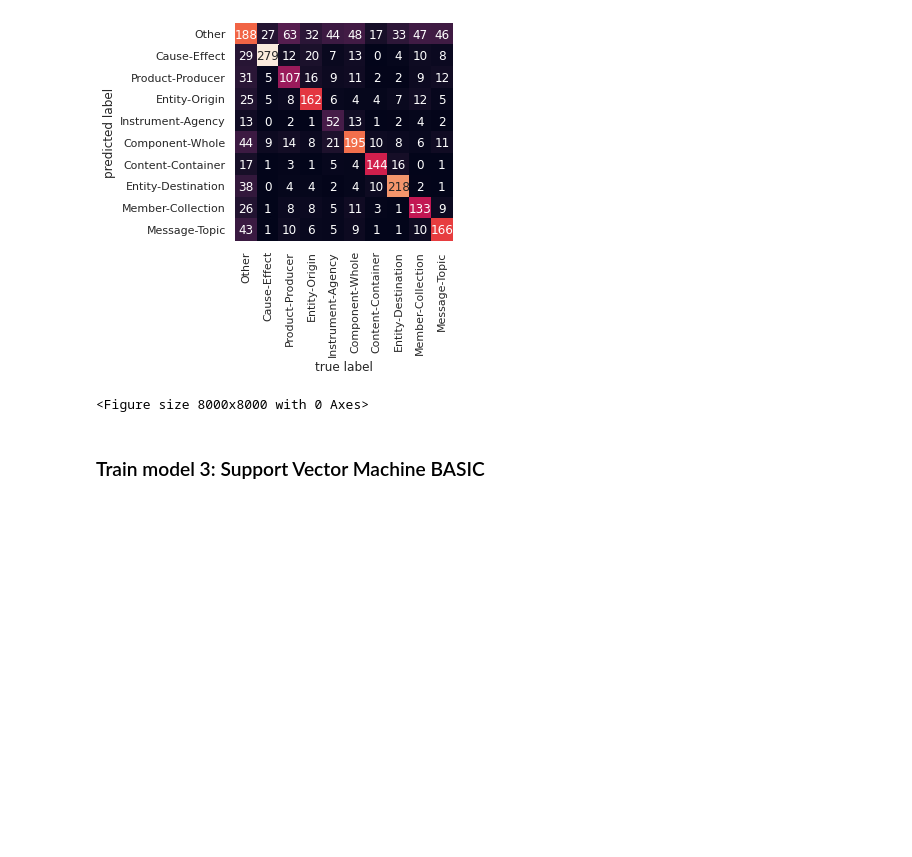
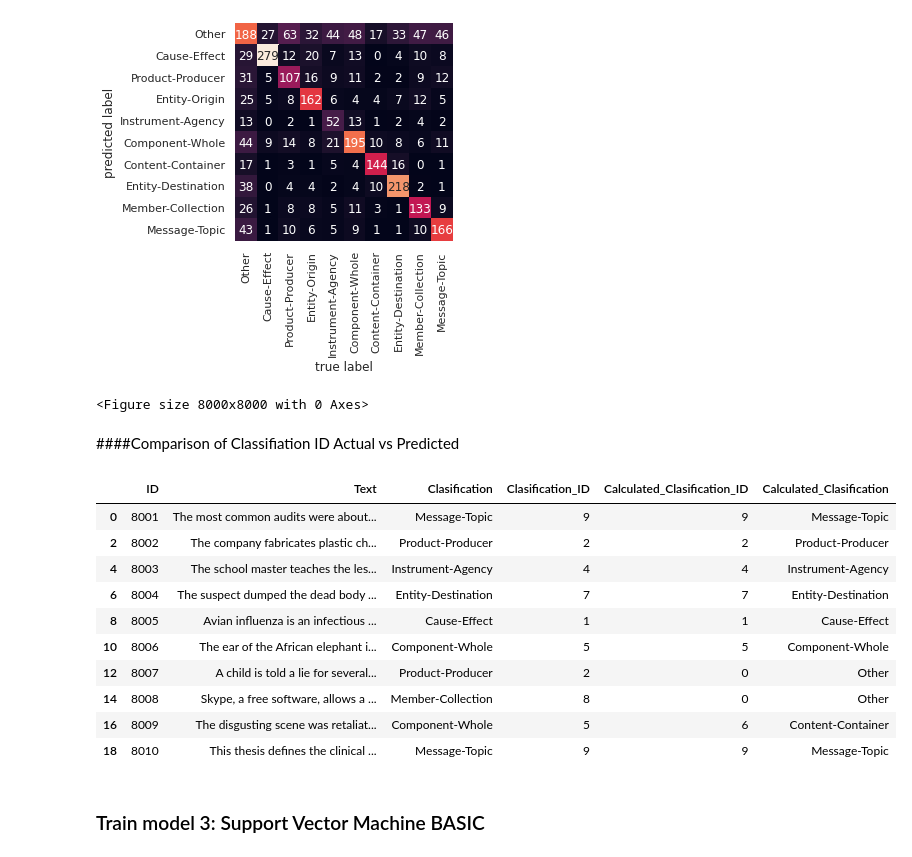
Before and after one commit to chenjinghao/Group-9C-Capstone, a Jupyter notebook: Sem-Eval 2010 Task8.ipynb, the cells around one changed output. Drawn from its saved outputs; the diff is of its cells as text; code cells hidden in the pictures; blank space fills up the shorter version.

```diff
--- a/Sem-Eval 2010 Task8.ipynb
+++ b/Sem-Eval 2010 Task8.ipynb
@@ -432,3 +515,5 @@ figure(figsize=(10, 10), dpi=800)
 <Figure size 8000x8000 with 0 Axes>
 [figure]
 <Figure size 8000x8000 with 0 Axes>
+# %% [markdown]
+####Comparison of Classifiation ID Actual vs Predicted
@@ -435,3 +524,21 @@ figure(figsize=(10, 10), dpi=800)
+# %%
+df_test['Calculated_Clasification_ID'] = predicted
+# %%
+df_test['Calculated_Clasification'] = df_test.Calculated_Clasification_ID.map(lambda x: keys[x])
+# %%
+df_test.head(10)
+# %% [output]
+|  | ID | Text | Clasification | Clasification_ID | Calculated_Clasification_ID | Calculated_Clasification |
+| 0 | 8001 | The most common audits were about... | Message-Topic | 9 | 9 | Message-Topic |
+| 2 | 8002 | The company fabricates plastic ch... | Product-Producer | 2 | 2 | Product-Producer |
+| 4 | 8003 | The school master teaches the les... | Instrument-Agency | 4 | 4 | Instrument-Agency |
+| 6 | 8004 | The suspect dumped the dead body ... | Entity-Destination | 7 | 7 | Entity-Destination |
+| 8 | 8005 | Avian influenza is an infectious ... | Cause-Effect | 1 | 1 | Cause-Effect |
+| 10 | 8006 | The ear of the African elephant i... | Component-Whole | 5 | 5 | Component-Whole |
+| 12 | 8007 | A child is told a lie for several... | Product-Producer | 2 | 0 | Other |
+| 14 | 8008 | Skype, a free software, allows a ... | Member-Collection | 8 | 0 | Other |
+| 16 | 8009 | The disgusting scene was retaliat... | Component-Whole | 5 | 6 | Content-Container |
+| 18 | 8010 | This thesis defines the clinical ... | Message-Topic | 9 | 9 | Message-Topic |
 # %% [markdown]
 ### Train model 3: Support Vector Machine BASIC
 # %% [markdown]
```
Also changed, not shown: parts of 61 cells of this notebook.
